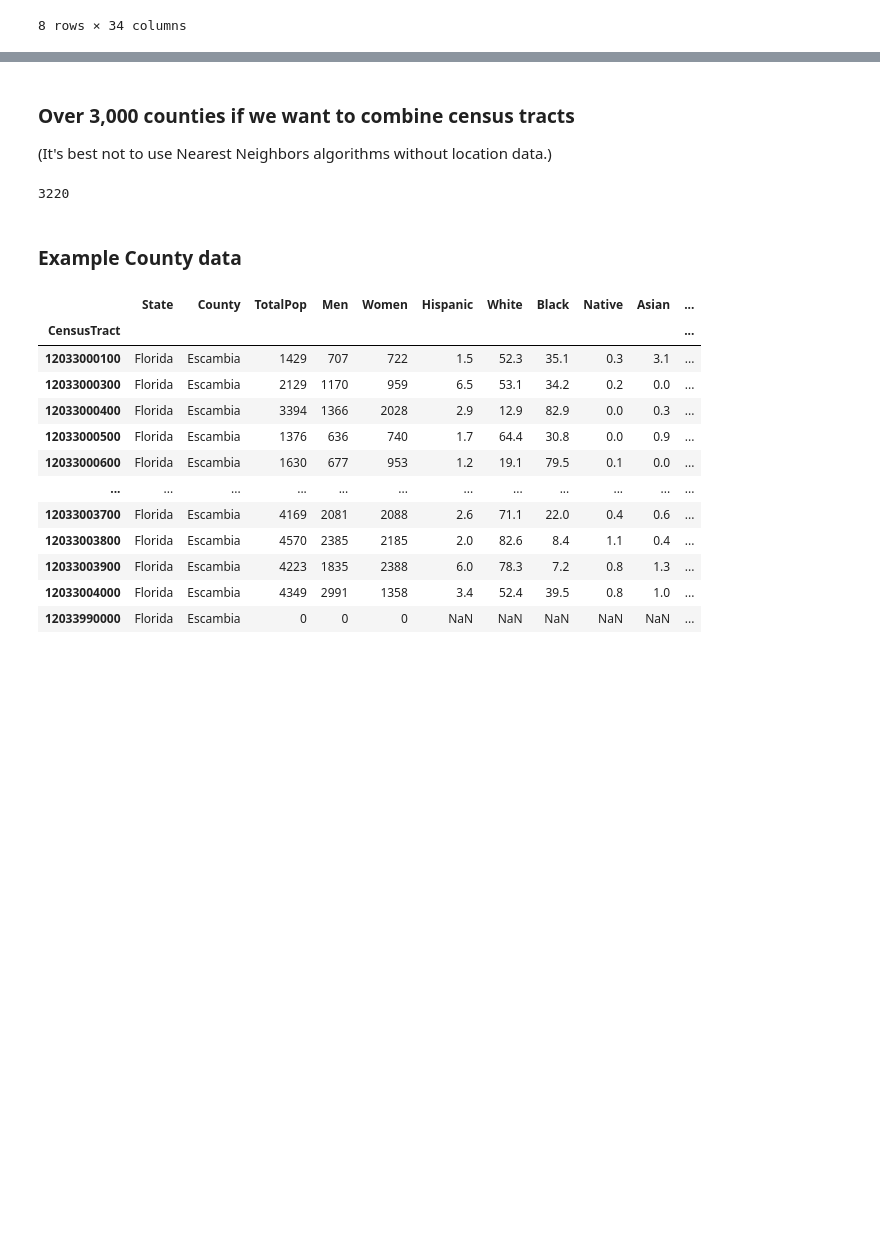
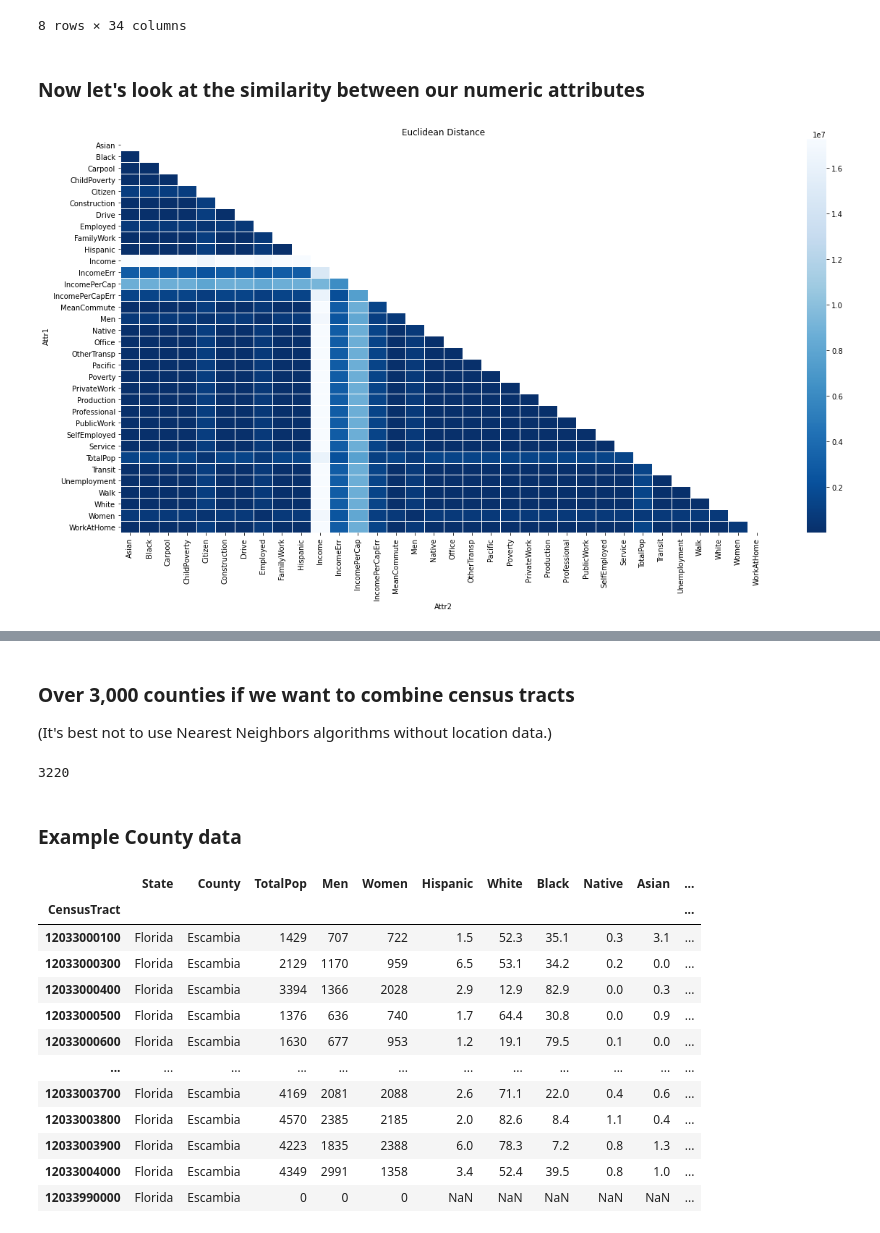
Before and after one commit to business-ui/python_projects, a Jupyter notebook: ACS.ipynb, the cells around one changed output, grey strips where cells are left out. Cells and saved outputs as stored; diff of their text form; code cells hidden in the pictures; blank space fills up the shorter version.

```diff
--- a/ACS.ipynb
+++ b/ACS.ipynb
@@ -8,7 +16,7 @@ import numpy as np
 import missingno
 # %%
 df = pd.read_excel("ACS Data Color Coding.xlsx",
-                   sheet_name='acs2015_census_tract_data',usecols=[])
+                   sheet_name='acs2015_census_tract_data')
 # %% [markdown]
 ### Made sense to set the CensusTract as the Index
 # %%
@@ -126,3 +160,25 @@ df.describe()
 | 75% | 5442.000000 | 2674.000000 | 2774.000000 | 20.400000 | 88.300000 | 14.400000 | 0.400000 | 4.800000 | 0.000000 | 3838.000000 | ... | ... |
 | max | 53812.000000 | 27962.000000 | 27250.000000 | 100.000000 | 100.000000 | 100.000000 | 100.000000 | 91.300000 | 84.700000 | 37416.000000 | ... | ... |
 8 rows × 34 columns
+# %% [markdown]
+### Now let's look at the similarity between our numeric attributes
+# %%
+similarity_df = df.select_dtypes(np.number).dropna(how='any', axis=0)
+# %%
+euclidean_df = pd.DataFrame(columns=['Attr1','Attr2','Distance'])
+for col in similarity_df:
+    for col2 in similarity_df:
+        euclidean_df = euclidean_df.append({'Attr1':col,
+                                            'Attr2':col2,
+                                            'Distance':euclidean(similarity_df[col], similarity_df[col2])},
+                                           ignore_index=True)
+# %%
+mask = np.zeros_like(euclidean_df.pivot("Attr1","Attr2","Distance"))
+mask[np.triu_indices_from(mask)] = True
+# %%
+fig, ax = plt.subplots(figsize=(20,10))
+
+ax = sns.heatmap(euclidean_df.pivot("Attr1","Attr2","Distance"), cmap='Blues_r', mask=mask, linewidths=.5,linecolor='white')
+ax.set_title("Euclidean Distance");
+# %% [output]
+[figure, added]
```
Also changed, not shown: parts of 43 cells of this notebook.
